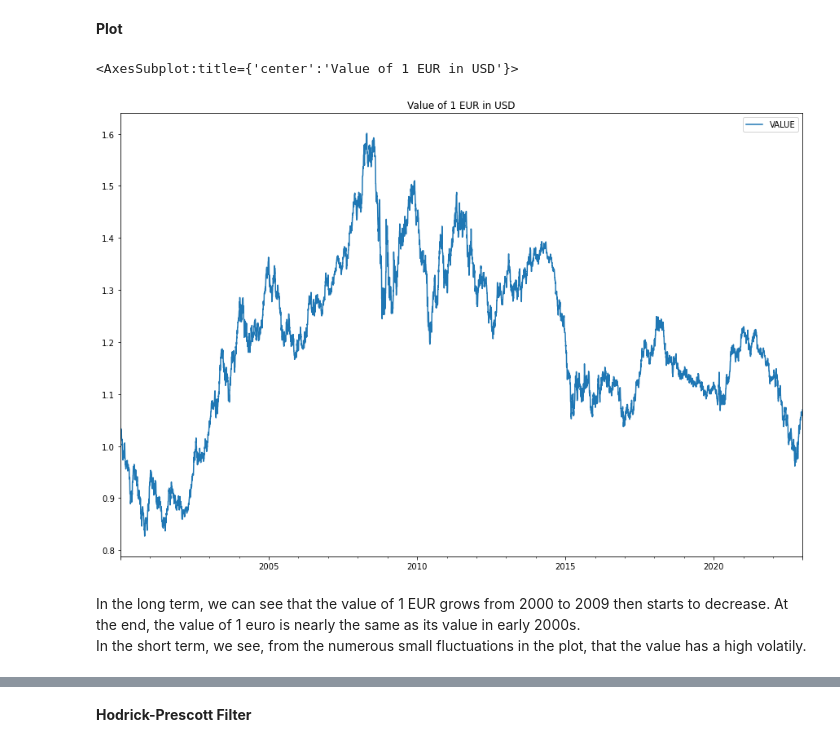
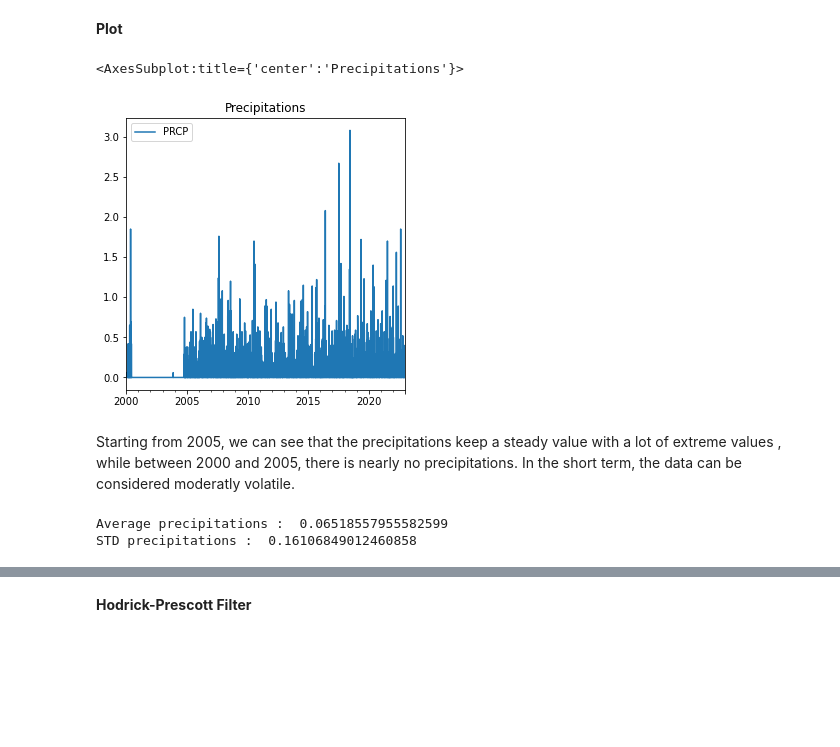
Before and after one commit to Idriss-Malek/stat_study_climate_paris, a Jupyter notebook: statistical_study.ipynb, the cells around one changed output, grey strips where cells are left out. Drawn from its saved outputs; the diff is of its cells as text; code cells hidden in the pictures; blank space fills up the shorter version.

```diff
--- a/statistical_study.ipynb
+++ b/statistical_study.ipynb
@@ -15,3 +13,3 @@ from statsmodels.graphics.tsaplots import plot_predict
 %matplotlib inline
 # %%
-df=pd.read_csv('eur_to_usd.csv', index_col="DATE", infer_datetime_format=True, parse_dates=True)
+df=pd.read_csv('climate.csv', index_col="DATE", infer_datetime_format=True, parse_dates=True).drop(['STATION','SNWD'],axis=1)
@@ -18,7 +26,6 @@ df=pd.read_csv('eur_to_usd.csv', index_col="DATE", infer_datetime_format=True, p
 # %% [markdown]
 **Preprocessing data**
 # %%
-df=df[df.VALUE!='.']
 df=df.astype(float)
 start_date = df.index.min()
 end_date = df.index.max()
@@ -32,10 +48,16 @@ df = df.asfreq('D')
 # %% [markdown]
 **Plot**
 # %%
-df[["VALUE"]].plot(figsize=(15,10), title="Value of 1 EUR in USD")
+df[["PRCP"]].plot(figsize=(5,5), title="Precipitations")
 # %% [output]
-<AxesSubplot:title={'center':'Value of 1 EUR in USD'}>
+<AxesSubplot:title={'center':'Precipitations'}>
-[figure, old version]
+[figure, new version]
 # %% [markdown]
-In the long term, we can see that the value of 1 EUR grows from 2000 to 2009 then starts to decrease. At the end, the value of 1 euro is nearly the same as its value in early 2000s.
-In the short term, we see, from the numerous small fluctuations in the plot, that the value has a high volatily.
+Starting from 2005, we can see that the precipitations keep a steady value with a lot of extreme values , while between 2000 and 2005, there is nearly no precipitations.
+In the short term, the data can be considered moderatly volatile.
+# %%
+print('Average precipitations : ', df.loc['2005-01-01': ,"PRCP"].mean())
+print('STD precipitations : ', df.loc['2005-01-01': ,"PRCP"].std())
+# %% [output]
+Average precipitations :  0.06518557955582599
+STD precipitations :  0.16106849012460858
```
Also changed, not shown: parts of 35 cells of this notebook.
